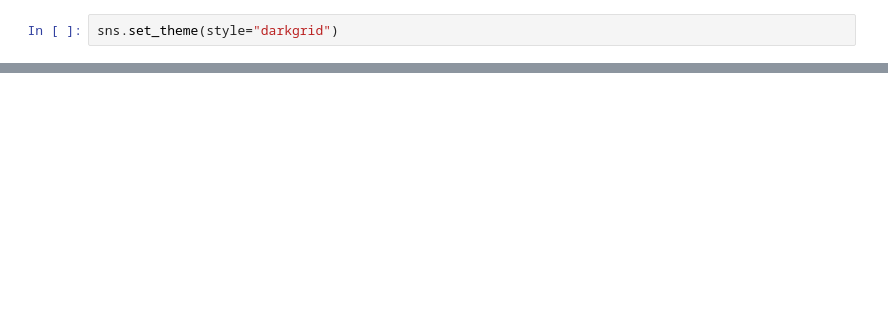
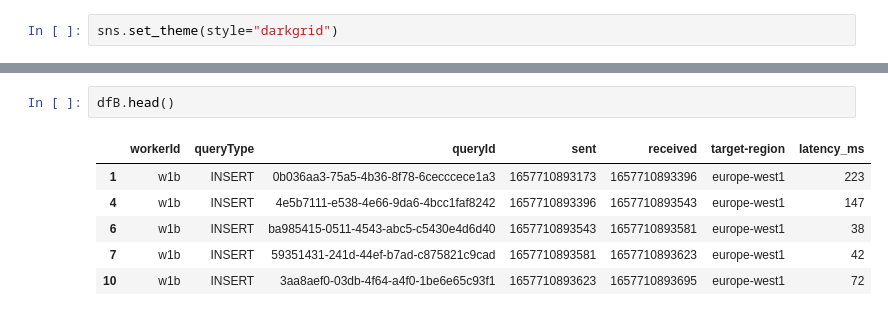
Before and after one commit to FelixMedicusf/DuetBenchmarking, a Jupyter notebook: Results/Result Evaluation.ipynb, the cells around one changed output, grey strips where cells are left out. Drawn from its saved outputs; the diff is of its cells as text; blank space fills up the shorter version.

```diff
--- a/Results/Result Evaluation.ipynb
+++ b/Results/Result Evaluation.ipynb
@@ -88,0 +113,9 @@ sns.lmplot(x='sent', y='latency_ms', data=df, fit_reg=True)
+# %%
+dfB.head()
+# %% [output]
+|  | workerId | queryType | queryId | sent | received | target-region | latency_ms |
+| 1 | w1b | INSERT | 0b036aa3-75a5-4b36-8f78-6cecccece1a3 | 1657710893173 | 1657710893396 | europe-west1 | 223 |
+| 4 | w1b | INSERT | 4e5b7111-e538-4e66-9da6-4bcc1faf8242 | 1657710893396 | 1657710893543 | europe-west1 | 147 |
+| 6 | w1b | INSERT | ba985415-0511-4543-abc5-c5430e4d6d40 | 1657710893543 | 1657710893581 | europe-west1 | 38 |
+| 7 | w1b | INSERT | 59351431-241d-44ef-b7ad-c875821c9cad | 1657710893581 | 1657710893623 | europe-west1 | 42 |
+| 10 | w1b | INSERT | 3aa8aef0-03db-4f64-a4f0-1be6e65c93f1 | 1657710893623 | 1657710893695 | europe-west1 | 72 |
```
Also changed, not shown: parts of 13 cells of this notebook, 8 other files.
